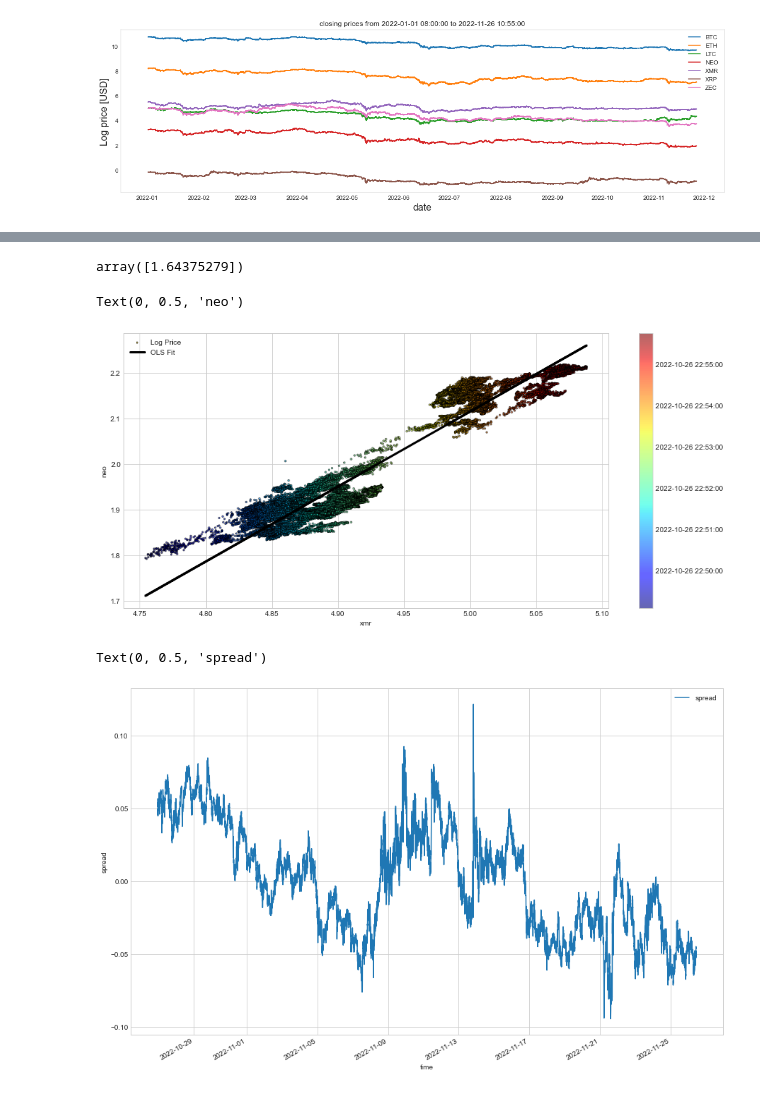
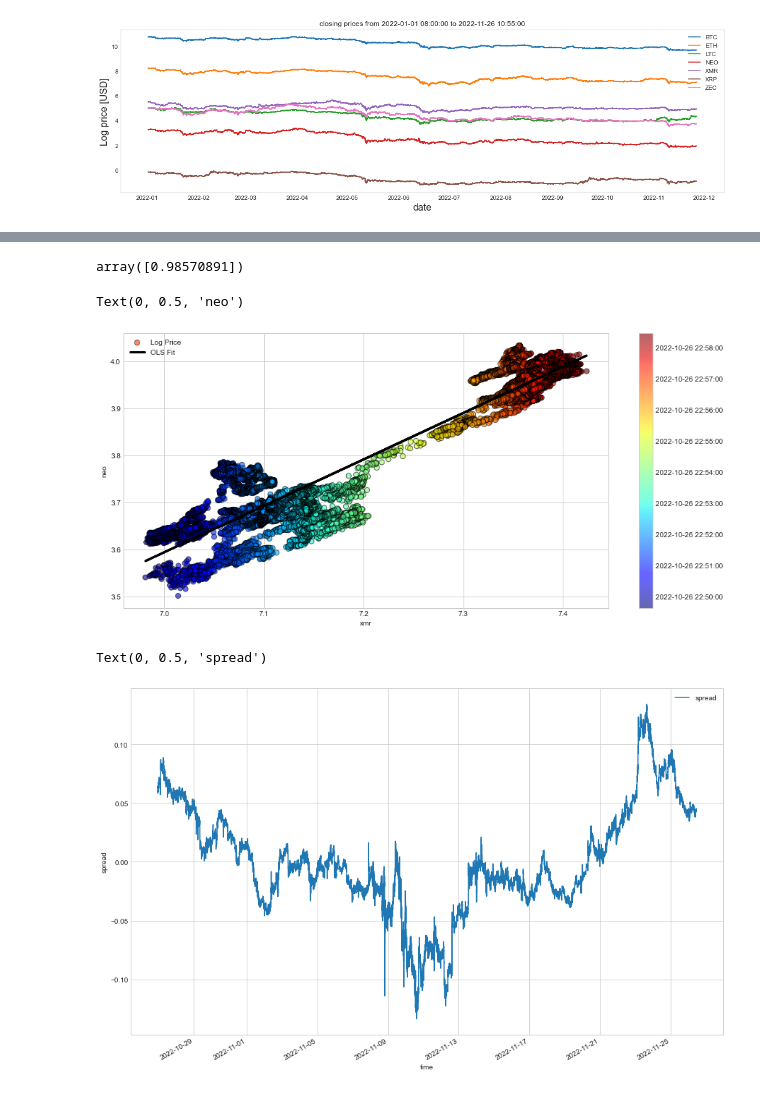
Before and after one commit to BabyChouSr/crypto-pairs-trading, a Jupyter notebook: arb_strat.ipynb, the cells around one changed output, grey strips where cells are left out. Saved outputs shown, nothing was run; the diff lists cells and outputs as text; code cells hidden in the pictures.

```diff
--- a/arb_strat.ipynb
+++ b/arb_strat.ipynb
@@ -200,37 +204,37 @@ Name: xmr_price, Length: 43800, dtype: float64
 # %%
 #linear regression strategy on NEO and XMR
 lm = LinearRegression()
-lm.fit(np.array(all_prices["xmr_price"].iloc[-43800:]).reshape(-1,1),np.array(all_prices["neo_price"].iloc[-43800:]))
+lm.fit(np.array(all_prices["eth_price"].iloc[-43800:]).reshape(-1,1),np.array(all_prices["zec_price"].iloc[-43800:]))
 alpha = lm.intercept_
 beta = lm.coef_
-y_pred = alpha + beta[0] * all_prices["xmr_price"].iloc[-43800:]
+y_pred = alpha + beta[0] * all_prices["eth_price"].iloc[-43800:]
 beta
 # %% [output]
-array([1.64375279])
+array([0.98570891])
 # %%
-x = list(all_prices["xmr_price"].iloc[-43800:])
+x = list(all_prices["eth_price"].iloc[-43800:])
 plt.figure(figsize =(15,7))
 cm = plt.get_cmap('jet')
-sc = plt.scatter(all_prices["xmr_price"].iloc[-43800:], all_prices["neo_price"].iloc[-43800:], s=5, c=x, cmap=cm, marker='o',
+sc = plt.scatter(all_prices["eth_price"].iloc[-43800:], all_prices["zec_price"].iloc[-43800:], s=50, c=x, cmap=cm, marker='o',
                  alpha=0.6,label='Log Price',edgecolor='k')
 plt.plot(x, y_pred, '-',c='black',linewidth=3, label='OLS Fit')
 plt.legend()
 cb = plt.colorbar(sc)
-cb.ax.set_yticklabels([str(p) for p in all_prices["xmr_price"].iloc[-43800:].index])
+cb.ax.set_yticklabels([str(p) for p in all_prices["eth_price"].iloc[-43800:].index])
 plt.xlabel("xmr")
 plt.ylabel("neo")
 # %% [output]
 Text(0, 0.5, 'neo')
-[figure, old version]
+[figure, new version]
 # %%
-df = pd.DataFrame(all_prices["neo_price"].iloc[-43800:] - all_prices["xmr_price"].iloc[-43800:]*beta-alpha,
-                    index= all_prices["xmr_price"].iloc[-43800:].index)
+df = pd.DataFrame(all_prices["zec_price"].iloc[-43800:] - all_prices["eth_price"].iloc[-43800:]*beta-alpha,
+                    index= all_prices["eth_price"].iloc[-43800:].index)
 df.columns = ['spread']
 df.plot(figsize =(15,10))
 plt.ylabel('spread')
 # %% [output]
 Text(0, 0.5, 'spread')
-[figure, old version]
+[figure, new version]
 # %%
 df['mean'] = df['spread'].mean()
 df['upper'] = df['mean'] + 1.96*df['spread'].std()
```
Also changed, not shown: parts of 7 cells of this notebook, 4 other files.
